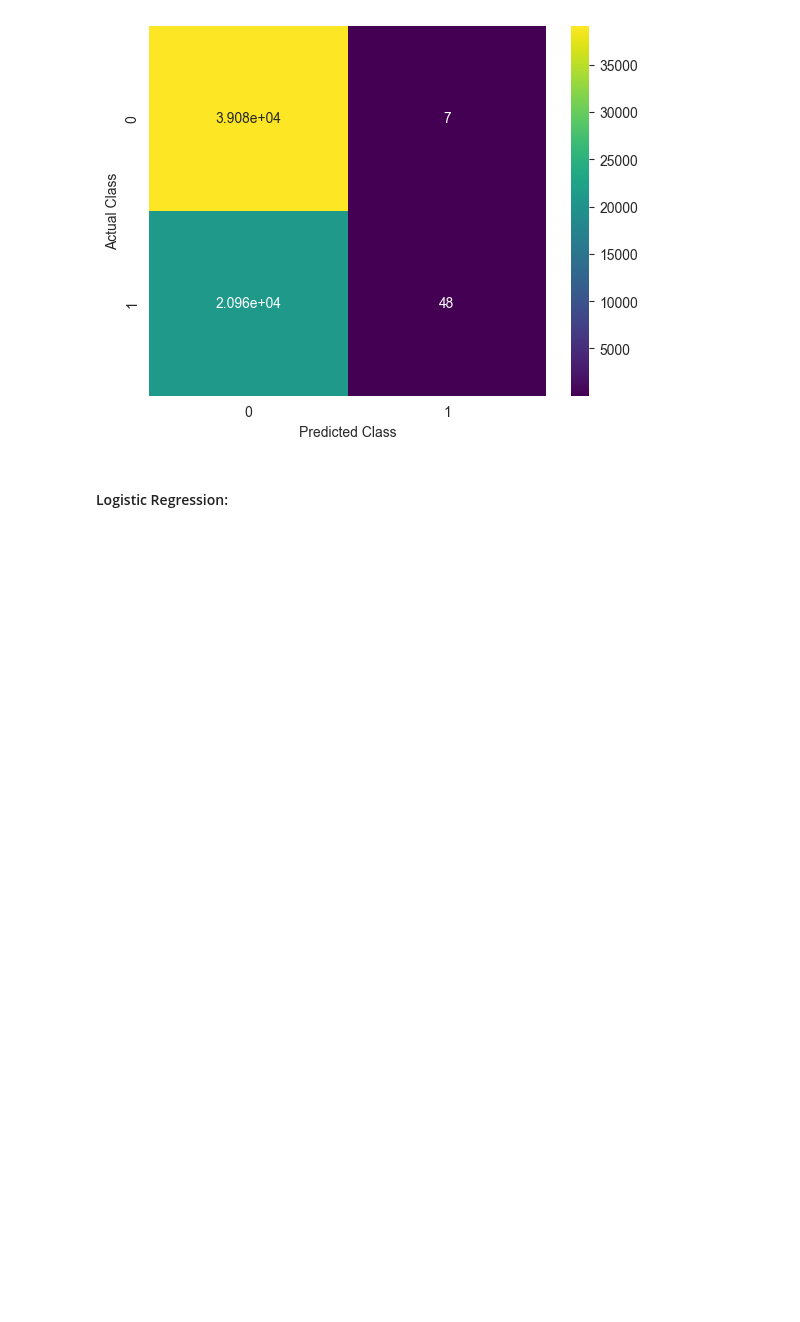
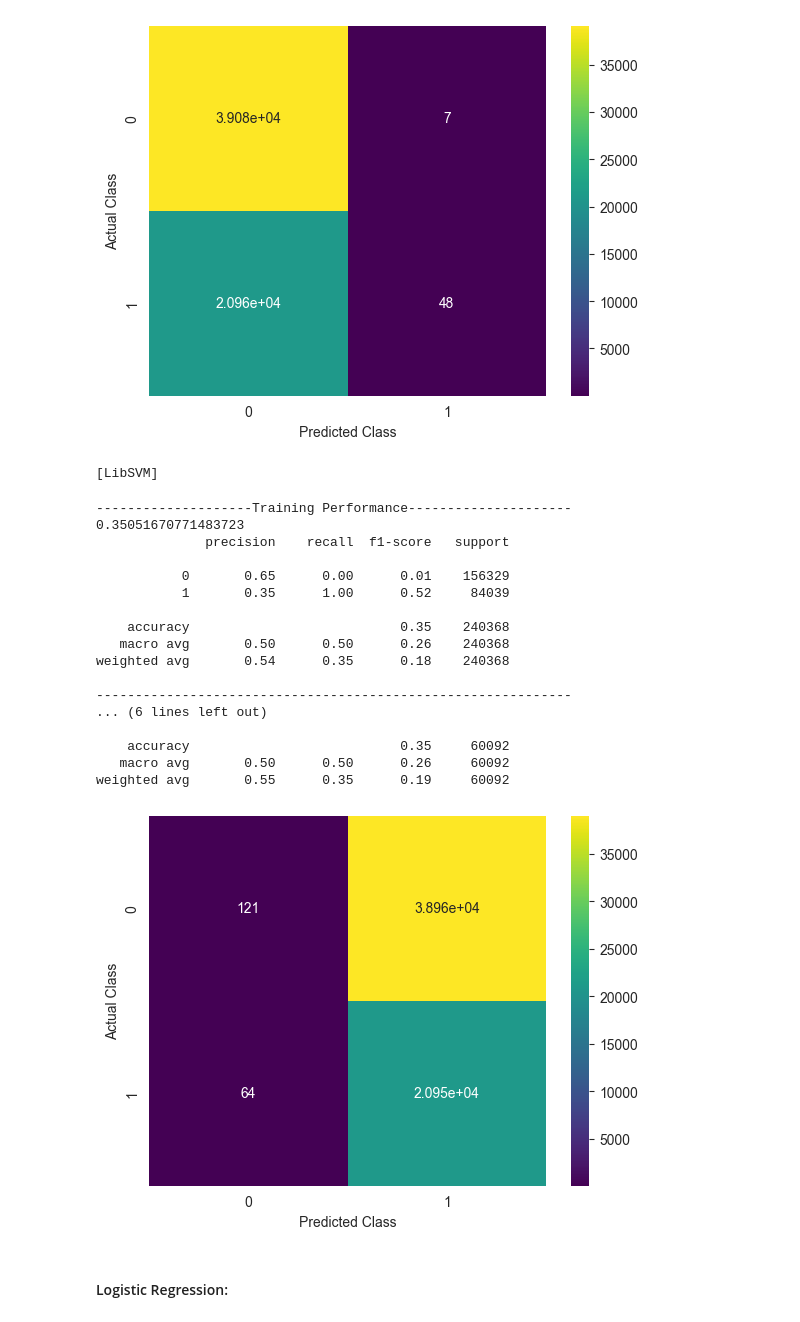
Before and after one commit to alessiodrigatti/toxic-classification, a Jupyter notebook: hatespeech-classification_w2c.ipynb, the cells around one changed output. Cells and saved outputs as stored; diff of their text form; code cells hidden in the pictures; blank space fills up the shorter version.

```diff
--- a/hatespeech-classification_w2c.ipynb
+++ b/hatespeech-classification_w2c.ipynb
@@ -22,7 +22,8 @@ SET_NN_active = False
 
 PATH_w2v_model = "models/word2vec_300.model"
 SET_track_scores = True
-SET_name_outputfile = "performance_280323.csv"
+SET_SVM_active = True
+SET_name_outputfile = "performance_final.csv"
 
 SET_datapath = "data_pp.json"
 
@@ -153,9 +154,9 @@ def model_train(model, X_train, X_test, y_train, y_test):
 
         report = classification_report(y_test,y_pred, output_dict=True)
         # print(report)
-        recall = report["macro avg"]["recall"]
-        precision = report["macro avg"]["precision"]
-        f1_score = report["macro avg"]["f1-score"]
+        recall = report["1"]["recall"]
+        precision = report["1"]["precision"]
+        f1_score = report["1"]["f1-score"]
 
         # Save recall value in a CSV file
         with open(SET_name_outputfile, mode='a') as csv_file:
@@ -191,6 +192,31 @@ weighted avg       0.72      0.65      0.51    240368
    macro avg       0.76      0.50      0.40     60092
 weighted avg       0.73      0.65      0.51     60092
 [figure]
+# %%
+if SET_SVM_active:
+    from sklearn.svm import SVC
+    modelSVM = SVC(kernel = 'linear', max_iter = 10000, verbose=True)
+    model_train(modelSVM, X_train, X_test, y_train, y_test)
+# %% [output]
+[LibSVM]
+--------------------Training Performance---------------------
+0.35051670771483723
+              precision    recall  f1-score   support
+
+           0       0.65      0.00      0.01    156329
+           1       0.35      1.00      0.52     84039
+
+    accuracy                           0.35    240368
+   macro avg       0.50      0.50      0.26    240368
+weighted avg       0.54      0.35      0.18    240368
+
+-------------------------------------------------------------
+... (6 lines left out)
+
+    accuracy                           0.35     60092
+   macro avg       0.50      0.50      0.26     60092
+weighted avg       0.55      0.35      0.19     60092
+[figure, added]
 # %% [markdown]
 #### Logistic Regression:
 # %%
```
Also changed, not shown: parts of 1 cell of this notebook.
